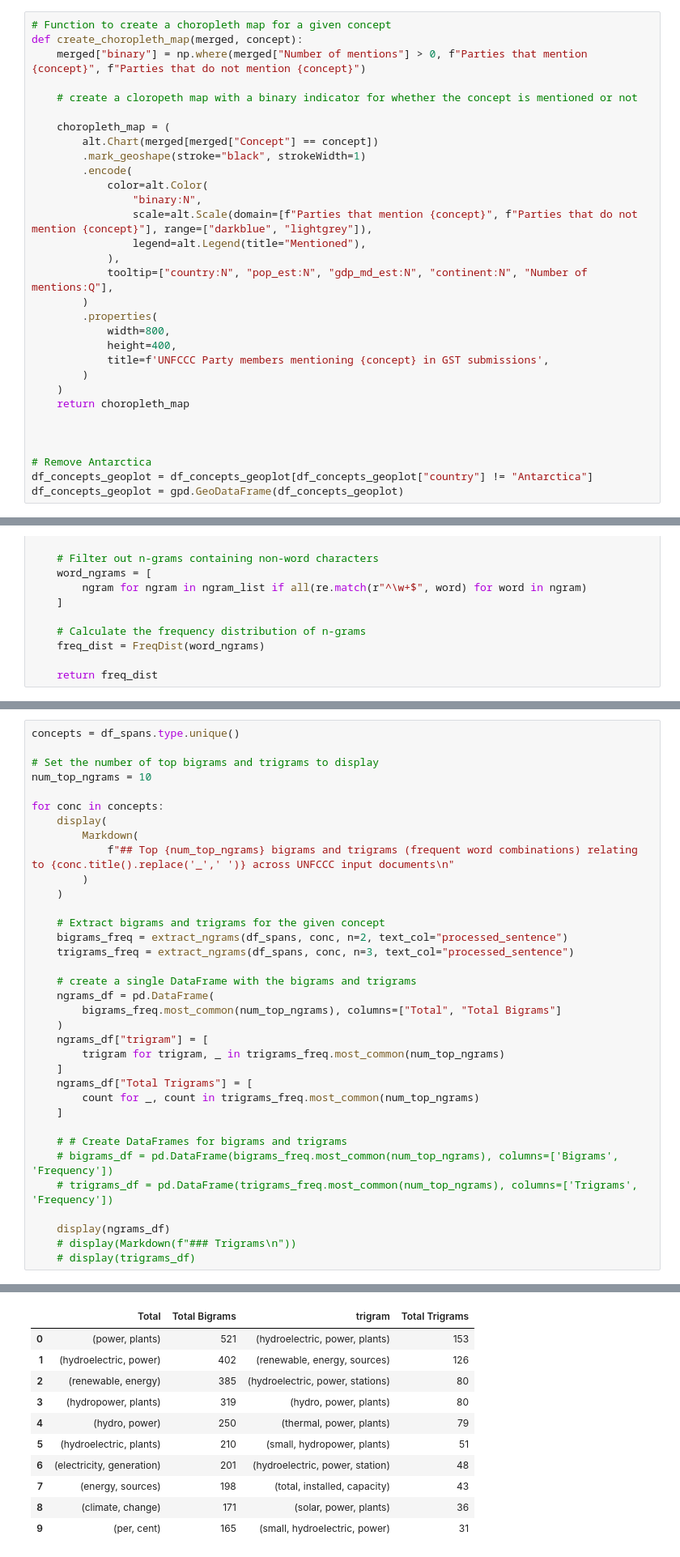
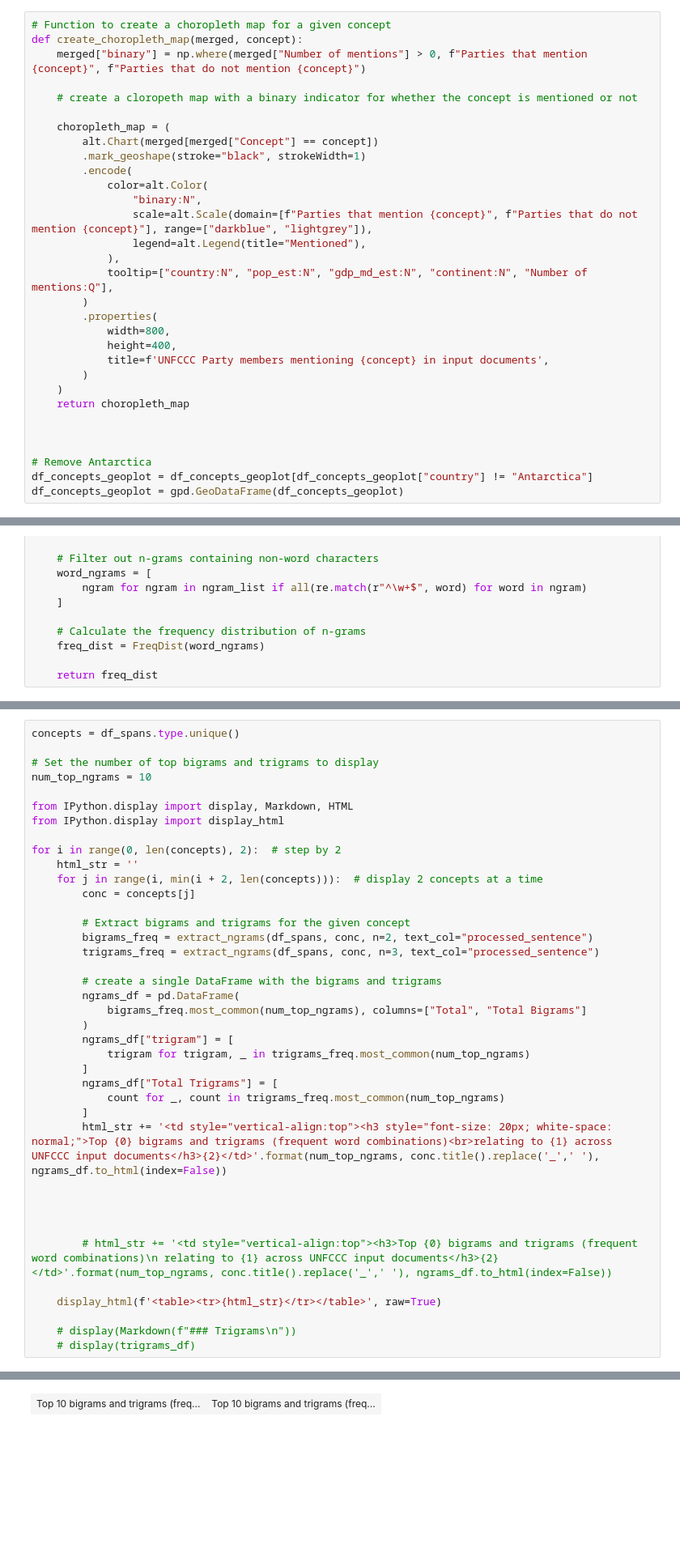
Before and after one commit to climatepolicyradar/global-stocktake, a Jupyter notebook: notebooks/simple_disaggregated_concept.ipynb, the cells around one changed output, grey strips where cells are left out. Shown at 81% size. Drawn from its saved outputs; the diff is of its cells as text; blank space fills up the shorter version.

Commit message:
Latest updates to disaggregated concept report. v3

```diff
--- a/notebooks/simple_disaggregated_concept.ipynb
+++ b/notebooks/simple_disaggregated_concept.ipynb
@@ -354,7 +345,7 @@ def create_choropleth_map(merged, concept):
         .properties(
             width=800,
             height=400,
-            title=f'UNFCCC Party members mentioning {concept} in GST submissions',
+            title=f'UNFCCC Party members mentioning {concept} in input documents',
         )
     )
     return choropleth_map
@@ -721,33 +734,37 @@ concepts = df_spans.type.unique()
 # Set the number of top bigrams and trigrams to display
 num_top_ngrams = 10
 
-for conc in concepts:
-    display(
-        Markdown(
-            f"## Top {num_top_ngrams} bigrams and trigrams (frequent word combinations) relating to {conc.title().replace('_',' ')} across UNFCCC input documents\n"
+from IPython.display import display, Markdown, HTML
+from IPython.display import display_html
+
+for i in range(0, len(concepts), 2):  # step by 2
+    html_str = ''
+    for j in range(i, min(i + 2, len(concepts))):  # display 2 concepts at a time
+        conc = concepts[j]
+
+        # Extract bigrams and trigrams for the given concept
+        bigrams_freq = extract_ngrams(df_spans, conc, n=2, text_col="processed_sentence")
+        trigrams_freq = extract_ngrams(df_spans, conc, n=3, text_col="processed_sentence")
+
+        # create a single DataFrame with the bigrams and trigrams
+        ngrams_df = pd.DataFrame(
+            bigrams_freq.most_common(num_top_ngrams), columns=["Total", "Total Bigrams"]
         )
-    )
+        ngrams_df["trigram"] = [
+            trigram for trigram, _ in trigrams_freq.most_common(num_top_ngrams)
+        ]
+        ngrams_df["Total Trigrams"] = [
+            count for _, count in trigrams_freq.most_common(num_top_ngrams)
+        ]
+        html_str += '<td style="vertical-align:top"><h3 style="font-size: 20px; white-space: normal;">Top {0} bigrams and trigrams (frequent word combinations)<br>relating to {1} across UNFCCC input documents</h3>{2}</td>'.format(num_top_ngrams, conc.title().replace('_',' '), ngrams_df.to_html(index=False))
 
-    # Extract bigrams and trigrams for the given concept
-    bigrams_freq = extract_ngrams(df_spans, conc, n=2, text_col="processed_sentence")
-    trigrams_freq = extract_ngrams(df_spans, conc, n=3, text_col="processed_sentence")
 
-    # create a single DataFrame with the bigrams and trigrams
-    ngrams_df = pd.DataFrame(
-        bigrams_freq.most_common(num_top_ngrams), columns=["Total", "Total Bigrams"]
-    )
-    ngrams_df["trigram"] = [
-        trigram for trigram, _ in trigrams_freq.most_common(num_top_ngrams)
-    ]
-    ngrams_df["Total Trigrams"] = [
-        count for _, count in trigrams_freq.most_common(num_top_ngrams)
-    ]
 
-    # # Create DataFrames for bigrams and trigrams
-    # bigrams_df = pd.DataFrame(bigrams_freq.most_common(num_top_ngrams), columns=['Bigrams', 'Frequency'])
-    # trigrams_df = pd.DataFrame(trigrams_freq.most_common(num_top_ngrams), columns=['Trigrams', 'Frequency'])
 
-    display(ngrams_df)
+        # html_str += '<td style="vertical-align:top"><h3>Top {0} bigrams and trigrams (frequent word combinations)\n relating to {1} across UNFCCC input documents</h3>{2}</td>'.format(num_top_ngrams, conc.title().replace('_',' '), ngrams_df.to_html(index=False))
+
+    display_html(f'<table><tr>{html_str}</tr></table>', raw=True)
+
     # display(Markdown(f"### Trigrams\n"))
     # display(trigrams_df)
 # %% [output]
@@ -755,11 +771 @@ for conc in concepts:
-|  | Total | Total Bigrams | trigram | Total Trigrams |
-| 0 | (power, plants) | 521 | (hydroelectric, power, plants) | 153 |
-| 1 | (hydroelectric, power) | 402 | (renewable, energy, sources) | 126 |
-| 2 | (renewable, energy) | 385 | (hydroelectric, power, stations) | 80 |
-| 3 | (hydropower, plants) | 319 | (hydro, power, plants) | 80 |
-| 4 | (hydro, power) | 250 | (thermal, power, plants) | 79 |
-| 5 | (hydroelectric, plants) | 210 | (small, hydropower, plants) | 51 |
-| 6 | (electricity, generation) | 201 | (hydroelectric, power, station) | 48 |
-| 7 | (energy, sources) | 198 | (total, installed, capacity) | 43 |
-| 8 | (climate, change) | 171 | (solar, power, plants) | 36 |
-| 9 | (per, cent) | 165 | (small, hydroelectric, power) | 31 |
+| Top 10 bigrams and trigrams (freq... | Top 10 bigrams and trigrams (freq... |
```
Also changed, not shown: parts of 18 cells of this notebook, 2 other files.
